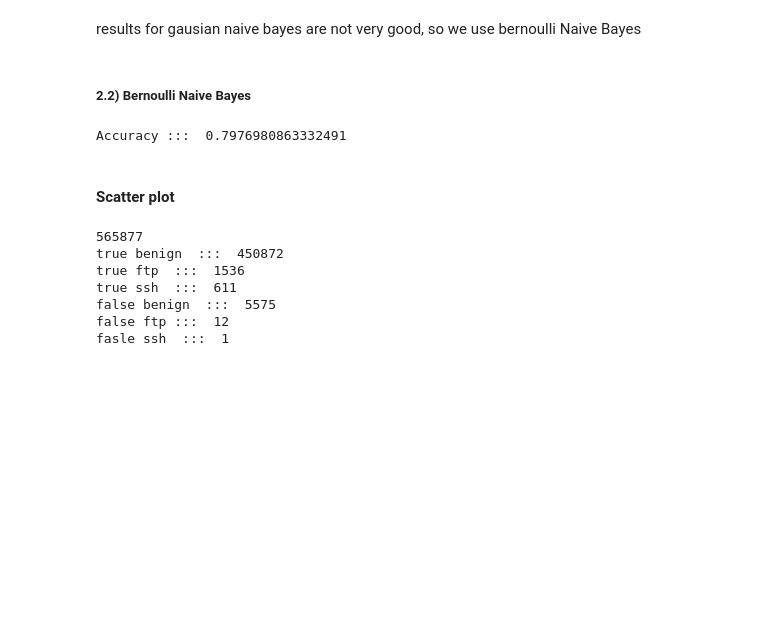
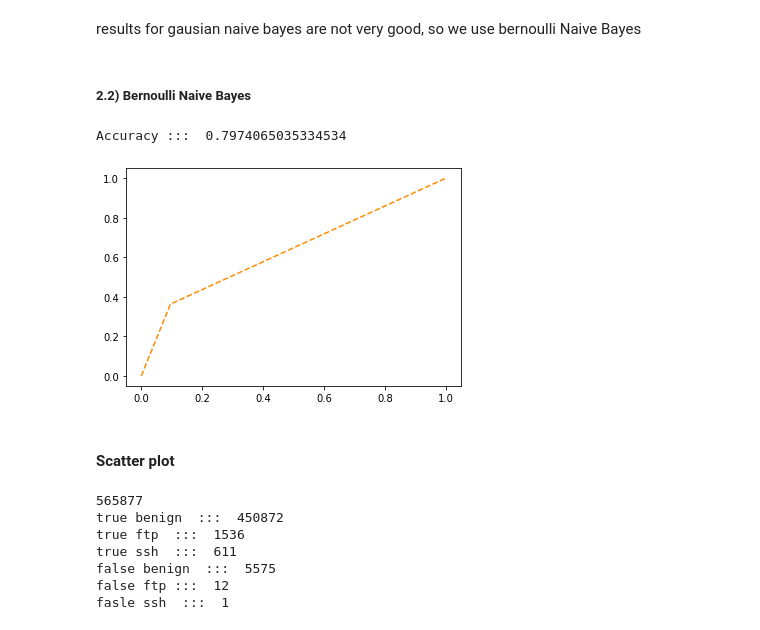
Before and after one commit to SaqlainHussainShah/implementation-of-sdi, a Jupyter notebook: ROC.ipynb, the cells around one changed output. Saved outputs shown, nothing was run; the diff lists cells and outputs as text; code cells hidden in the pictures; blank space fills up the shorter version.

```diff
--- a/ROC.ipynb
+++ b/ROC.ipynb
@@ -672,10 +601,14 @@ from sklearn.naive_bayes import BernoulliNB
 # %%
 clf = BernoulliNB()
 clf.fit(X_train, y_train)
-yhat=clf.predict(X_test)
-print("Accuracy ::: ", accuracy_score(y_test,yhat))
+yhat_bnb=clf.predict(X_test)
+print("Accuracy ::: ", accuracy_score(y_test,yhat_bnb))
 # %% [output]
-Accuracy :::  0.7976980863332491
+Accuracy :::  0.7974065035334534
+# %%
+draw_roc(y_test,yhat_bnb)
+# %% [output]
+[figure, added]
 # %% [markdown]
 #### Scatter plot
 # %%
```
Also changed, not shown: parts of 11 cells of this notebook.
